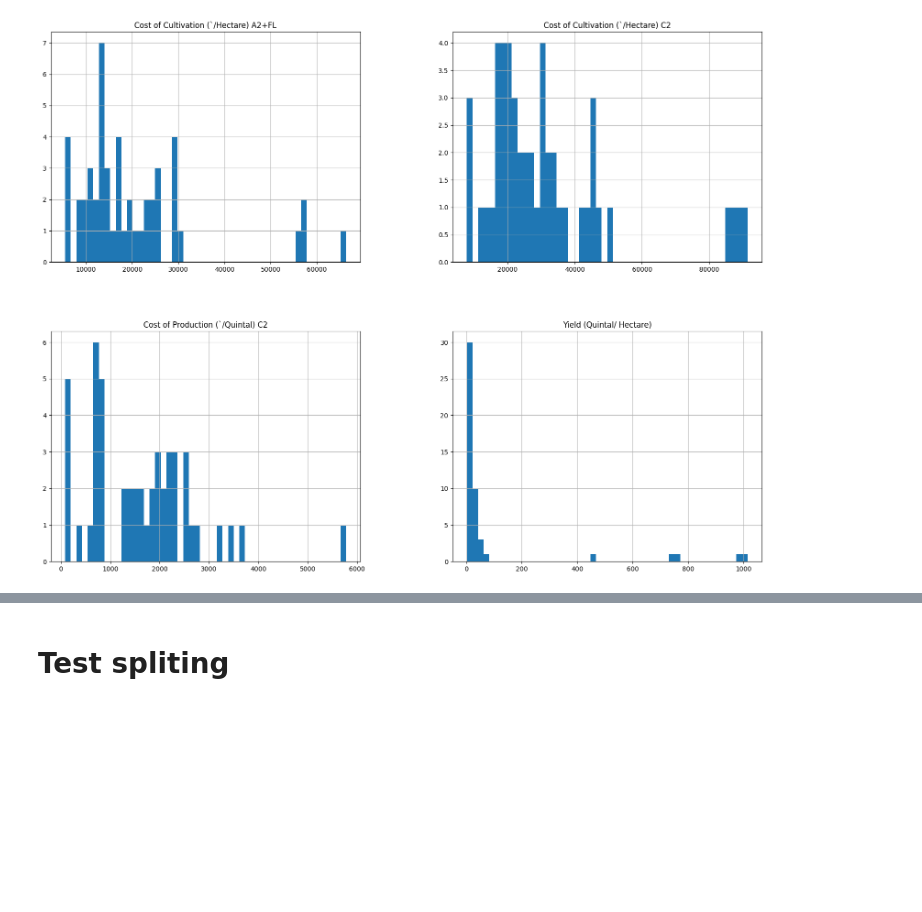
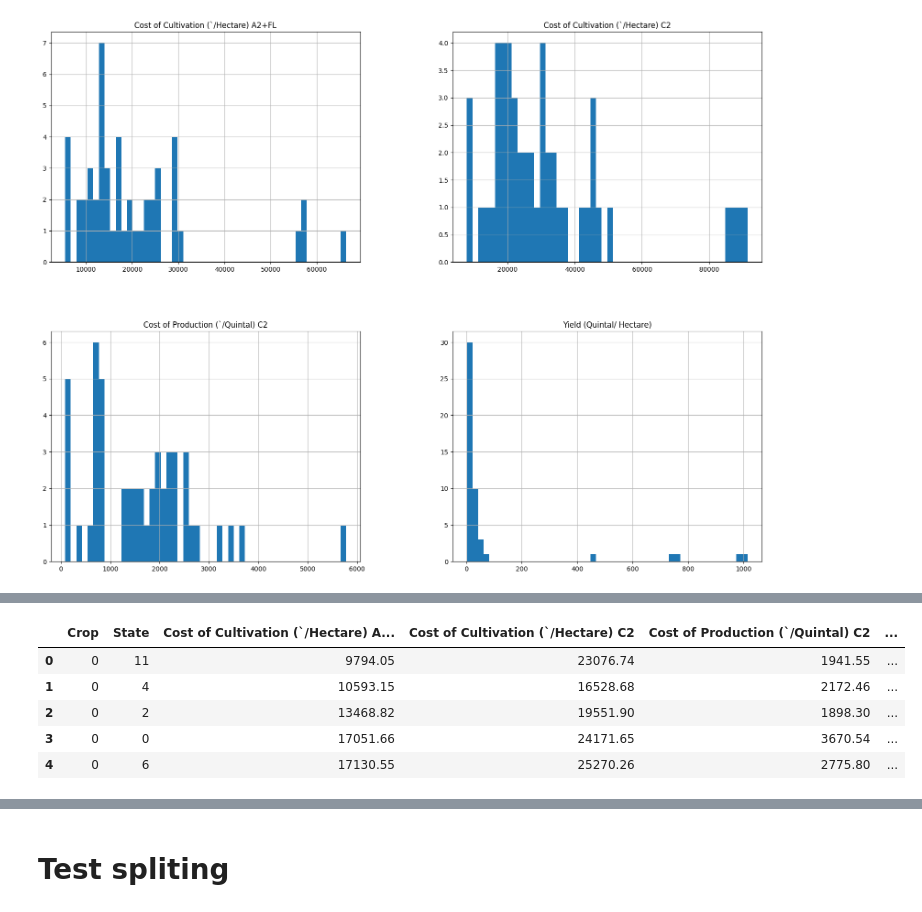
Before and after one commit to Mitthuuu/Group9_ORC_PS2, a Jupyter notebook: Python ml/Agri predictor.ipynb, the cells around one changed output, grey strips where cells are left out. Drawn from its saved outputs; the diff is of its cells as text; code cells hidden in the pictures; blank space fills up the shorter version.

```diff
--- a/Python ml/Agri predictor.ipynb
+++ b/Python ml/Agri predictor.ipynb
@@ -53,0 +70,9 @@ array([[<AxesSubplot: title={'center': 'Cost of Cultivation (`/Hectare) A2+FL'}>
+# %%
+crop.head()
+# %% [output]
+|  | Crop | State | Cost of Cultivation (`/Hectare) A... | Cost of Cultivation (`/Hectare) C2 | Cost of Production (`/Quintal) C2 | ... |
+| 0 | 0 | 11 | 9794.05 | 23076.74 | 1941.55 | ... |
+| 1 | 0 | 4 | 10593.15 | 16528.68 | 2172.46 | ... |
+| 2 | 0 | 2 | 13468.82 | 19551.90 | 1898.30 | ... |
+| 3 | 0 | 0 | 17051.66 | 24171.65 | 3670.54 | ... |
+| 4 | 0 | 6 | 17130.55 | 25270.26 | 2775.80 | ... |
```
Also changed, not shown: parts of 38 cells of this notebook, 2 other files.
